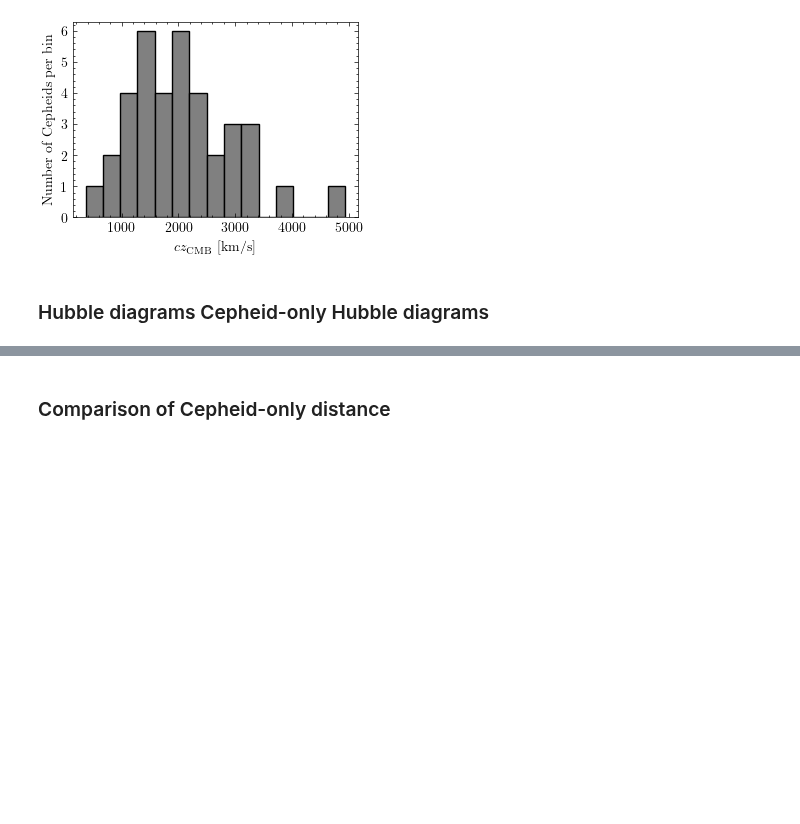
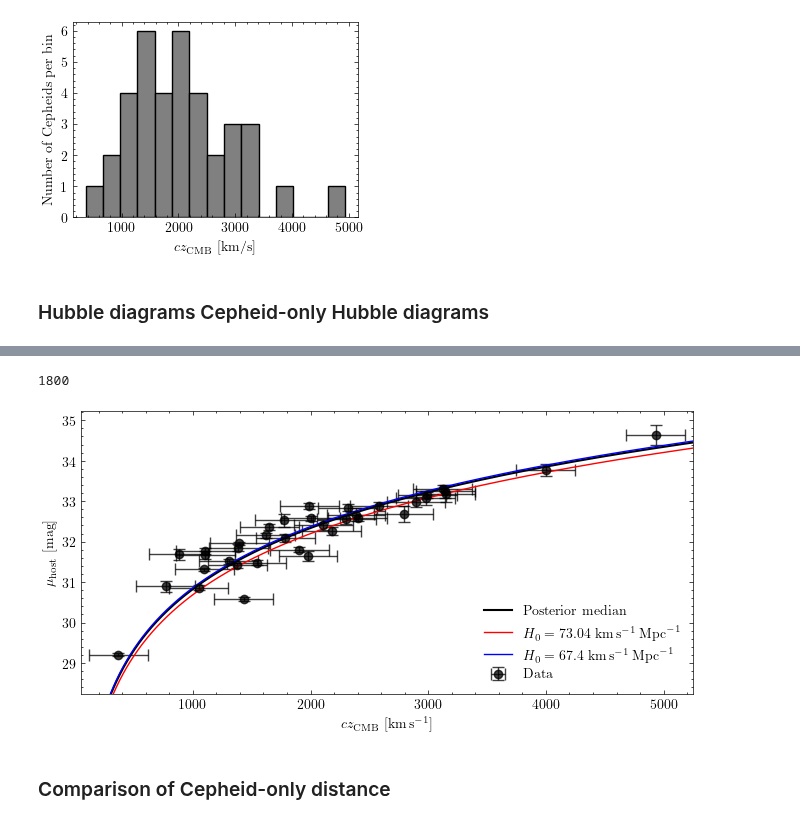
Before and after one commit to candel-cosmo/CANDEL, a Jupyter notebook: notebooks/paper_SH0ES/paper_plots.ipynb, the cells around one changed output, grey strips where cells are left out. Drawn from its saved outputs; the diff is of its cells as text; code cells hidden in the pictures; blank space fills up the shorter version.

```diff
--- a/notebooks/paper_SH0ES/paper_plots.ipynb
+++ b/notebooks/paper_SH0ES/paper_plots.ipynb
@@ -127,3 +137,73 @@ with plt.style.context("science"):
+# %%
+len(H0_samples[::20])
+# %% [output]
+1800
+# %%
+# Prepare the Hubble diagram grid
+czrange = np.linspace(300, 5250, 1000)
+zrange = czrange / SPEED_OF_LIGHT
+
+cosmo_SH0ES = FlatLambdaCDM(H0=73.04, Om0=0.3)
+mu_SH0ES = cosmo_SH0ES.distmod(zrange).value
+
+cosmo_Planck = FlatLambdaCDM(H0=67.4, Om0=0.3)
+mu_Planck = cosmo_Planck.distmod(zrange).value
+
+# Compute SH0ES and Planck model predictions at the data cz points
+mu_SH0ES_cz = np.interp(cz, czrange, mu_SH0ES)
+mu_Planck_cz = np.interp(cz, czrange, mu_Planck)
+
+# Load H0 posterior samples
+H0_samples = read_samples(root, "Cepheid_H0_C15.hdf5", "H0")[::20]
+
+# Compute the distance modulus curves for the H0 samples
+mu_samples = np.empty((len(H0_samples), len(zrange)))
+for i, H0 in enumerate(H0_samples):
+    cosmo = FlatLambdaCDM(H0=H0, Om0=0.3)
+    mu_samples[i, :] = cosmo.distmod(zrange).value
+
+# Get median and 16/84 percentile curves
+mu_median = np.percentile(mu_samples, 50, axis=0)
+mu_p16 = np.percentile(mu_samples, 16, axis=0)
+mu_p84 = np.percentile(mu_samples, 84, axis=0)
+
+# Restrict data range for plotting
+m = cz < 5200
+
+with plt.style.context("science"):
+    fig, ax = plt.subplots(figsize=(6.8, 3.5))
+
+    # Data points
+    ax.errorbar(
+        cz[m], mu_host_r2_mean[m], xerr=cz_err[m], yerr=mu_host_r2_err[m],
+        fmt="o", color="black", capsize=4, alpha=0.75, label="Data"
+    )
+
+    # Median and credible interval
+    ax.plot(czrange, mu_median, color="black", lw=1.5, label="Posterior median")
+    # ax.fill_between(czrange, mu_p16, mu_p84, color="gray", alpha=0.3, )
+
+    # SH0ES and Planck lines
+    ax.plot(
+        czrange, mu_SH0ES, color="red",
+        label=r"$H_0 = 73.04~\mathrm{km}\,\mathrm{s}^{-1}\,\mathrm{Mpc}^{-1}$"
+    )
+    ax.plot(
+        czrange, mu_Planck, color="blue",
+        label=r"$H_0 = 67.4~\mathrm{km}\,\mathrm{s}^{-1}\,\mathrm{Mpc}^{-1}$"
+    )
+
+    ax.set_xlabel(r"$c z_{\rm CMB} ~ [\mathrm{km}\,\mathrm{s}^{-1}]$")
+    ax.set_ylabel(r"$\mu_{\rm host} ~ [\mathrm{mag}]$")
+    ax.set_xlim(50, 5250)
+    ax.set_ylim(mu_Planck.min())
+    ax.legend()
+
+    fig.tight_layout()
+    fig.savefig("/Users/rstiskalek/Downloads/mu_host_cz.pdf", dpi=500, bbox_inches="tight")
+    plt.show()
+# %% [output]
+[figure, added]
 # %% [markdown]
 ### Comparison of Cepheid-only distance
 # %%
```
Also changed, not shown: parts of 8 cells of this notebook, 2 other files.
